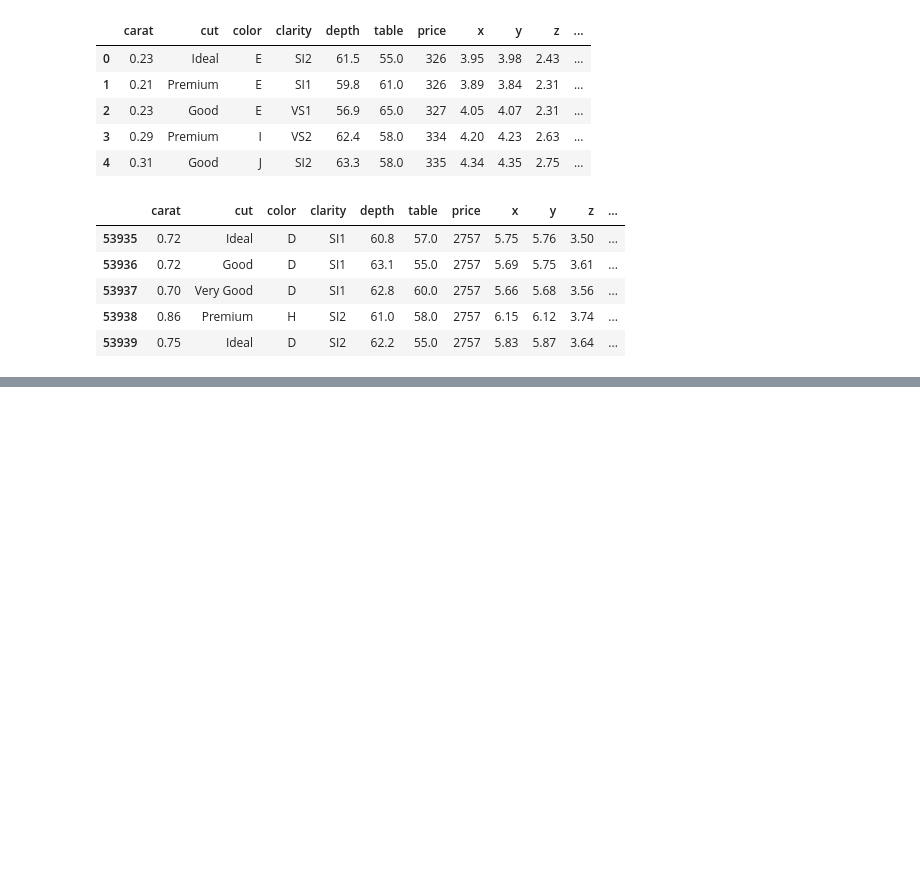
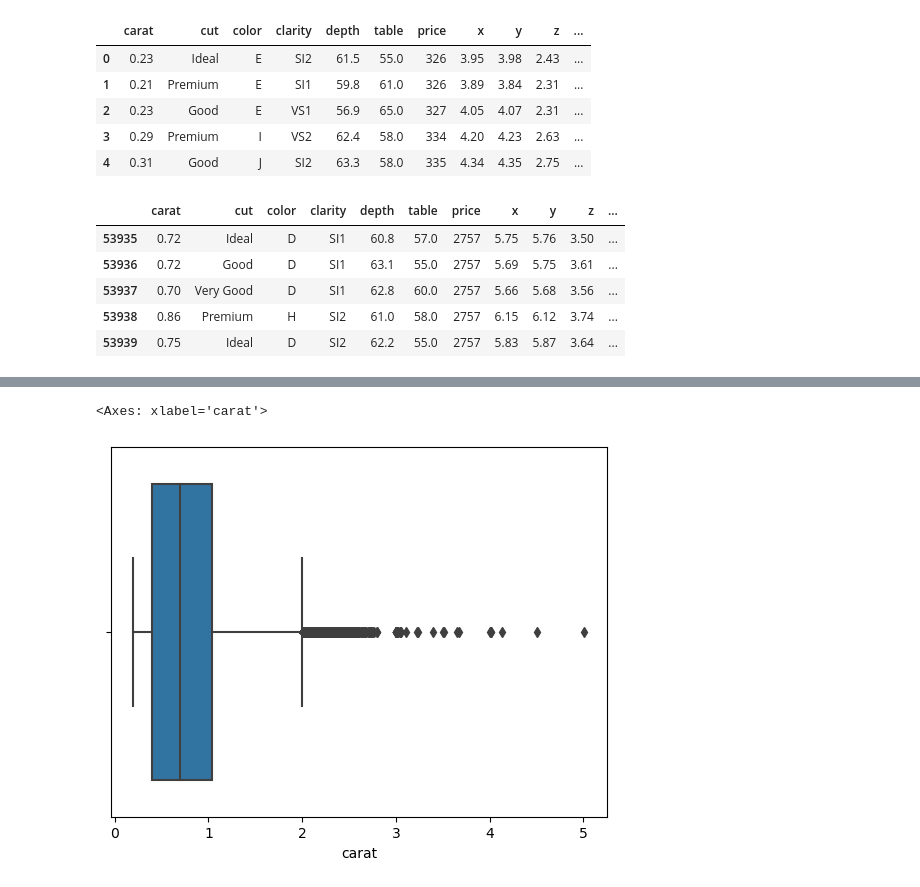
Before and after one commit to xiu-shi/DA_L7, a Jupyter notebook: Wk4_Python/Data_Diamonds_wk4.ipynb, the cells around one changed output, grey strips where cells are left out. Cells and saved outputs as stored; diff of their text form; code cells hidden in the pictures; blank space fills up the shorter version.

```diff
--- a/Wk4_Python/Data_Diamonds_wk4.ipynb
+++ b/Wk4_Python/Data_Diamonds_wk4.ipynb
@@ -223,0 +235,5 @@ import seaborn as sns
+# %%
+sns.boxplot(data = diamonds_df, x = "carat")
+# %% [output]
+<Axes: xlabel='carat'>
+[figure, added]
```
Also changed, not shown: parts of 5 cells of this notebook.
